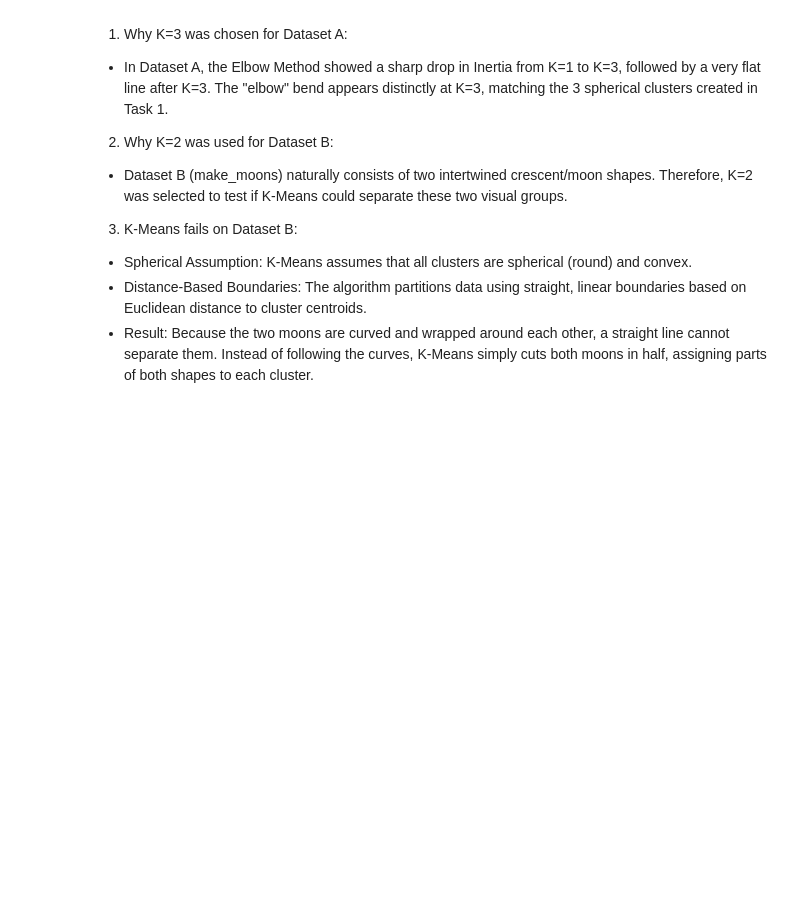
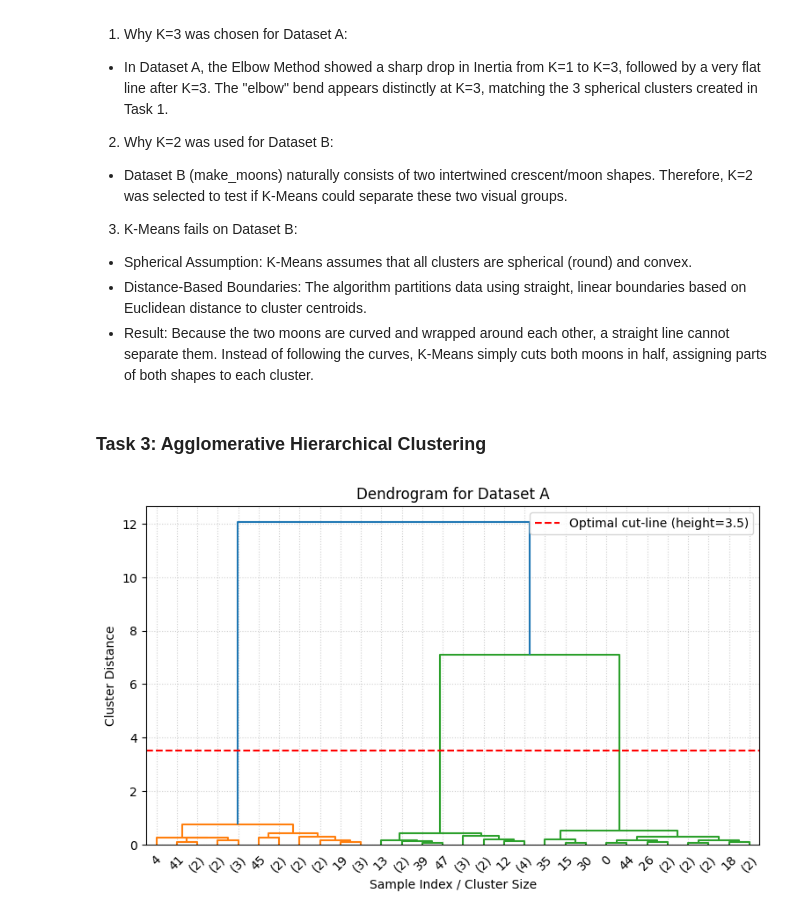
Before and after one commit to dinabakhtiari/dhbw_datascience, a Jupyter notebook: Practice5/ClusteringLAB.ipynb, the cells around one changed output. Saved outputs shown, nothing was run; the diff lists cells and outputs as text; code cells hidden in the pictures; blank space fills up the shorter version.

```diff
--- a/Practice5/ClusteringLAB.ipynb
+++ b/Practice5/ClusteringLAB.ipynb
@@ -92,3 +92,37 @@ plt.show()
 * Spherical Assumption: K-Means assumes that all clusters are spherical (round) and convex.
 * Distance-Based Boundaries: The algorithm partitions data using straight, linear boundaries based on Euclidean distance to cluster centroids.
 * Result: Because the two moons are curved and wrapped around each other, a straight line cannot separate them. Instead of following the curves, K-Means simply cuts both moons in half, assigning parts of both shapes to each cluster.
+# %% [markdown]
+### Task 3: Agglomerative Hierarchical Clustering
+# %%
+# Dendrogram and Optimal Cut-Line Height
+
+import numpy as np
+import matplotlib.pyplot as plt
+from scipy.cluster.hierarchy import dendrogram, linkage
+
+# 1. Sample 50 points from Dataset A for clear dendrogram visualization
+np.random.seed(42)
+sample_indices = np.random.choice(X_a_scaled.shape[0], size=50, replace=False)
+X_a_sample = X_a_scaled[sample_indices]
+
+# Compute hierarchical clustering using the Ward linkage method
+linked_matrix = linkage(X_a_sample, method='ward')
+
+# Plot the dendrogram
+plt.figure(figsize=(9, 5))
+dendrogram(linked_matrix, truncate_mode='lastp', p=30, show_leaf_counts=True)
+
+# 2. Draw optimal horizontal cut-line height at distance = 3.5
+optimal_cut_height = 3.5
+plt.axhline(y=optimal_cut_height, color='red', linestyle='--',
+            label=f'Optimal cut-line (height={optimal_cut_height})')
+
+plt.title("Dendrogram for Dataset A")
+plt.xlabel("Sample Index / Cluster Size")
+plt.ylabel("Cluster Distance")
+plt.legend()
+plt.grid(True, linestyle=':', alpha=0.6)
+plt.show()
+# %% [output]
+[figure, added]
```
Also changed, not shown: parts of 5 cells of this notebook, 1 other file.
